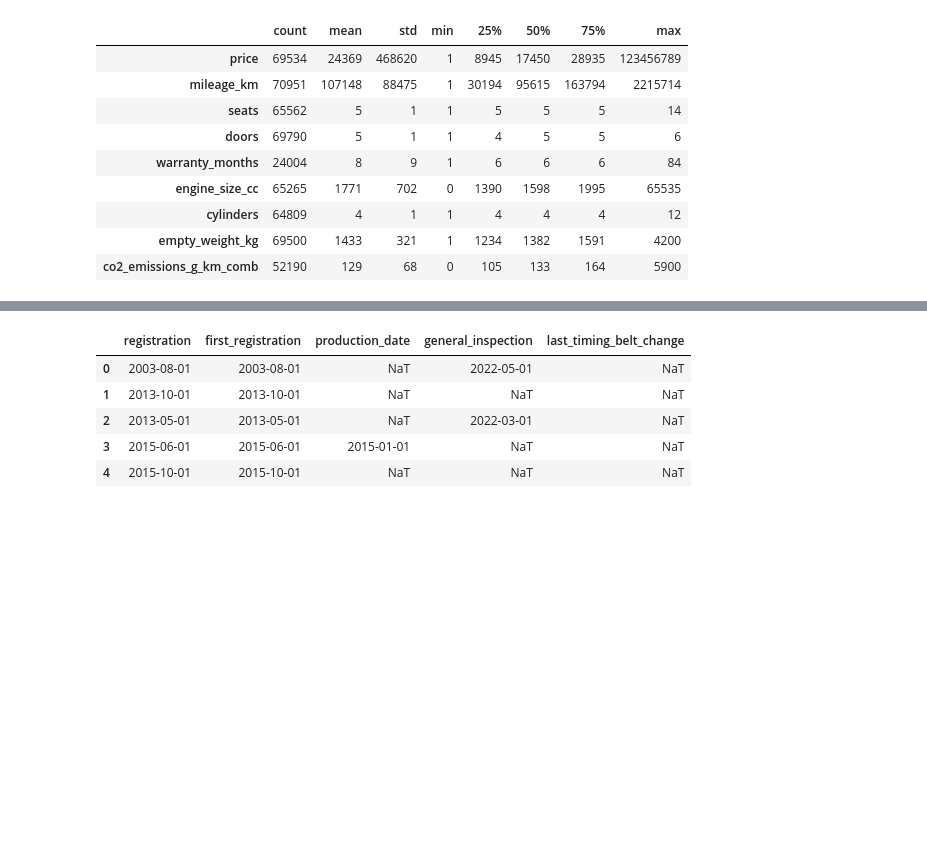
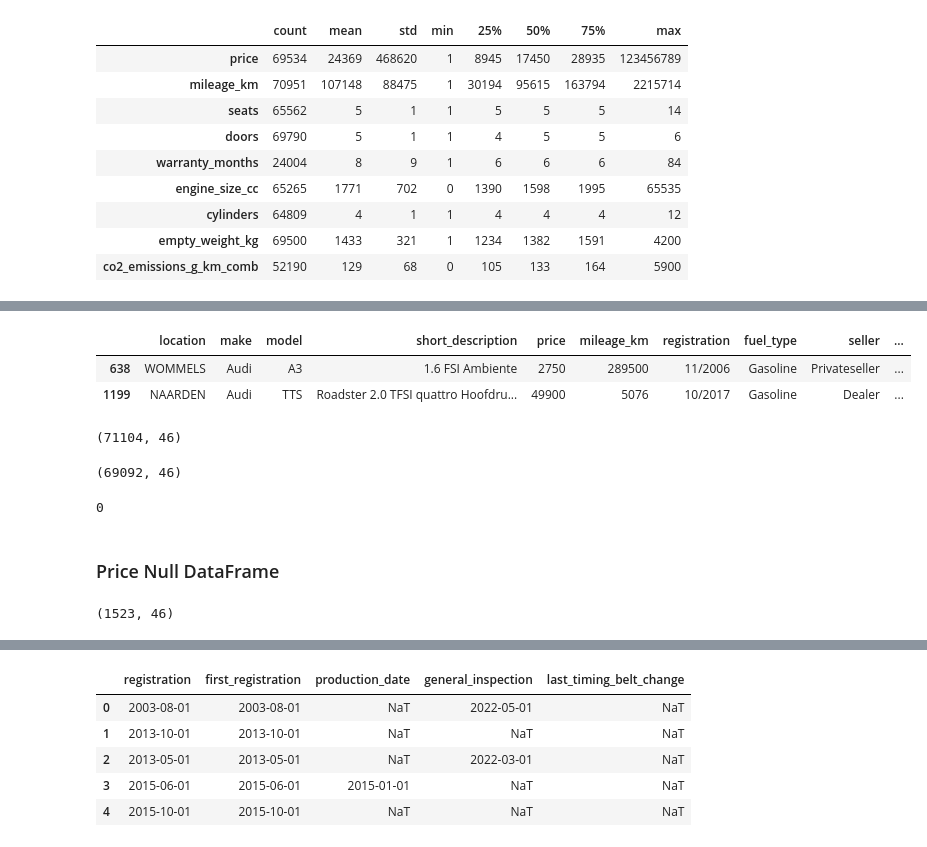
Before and after one commit to abdullahcayde/Auto_Scout_Project, a Jupyter notebook: auto_02.ipynb, the cells around one changed output, grey strips where cells are left out. Cells and saved outputs as stored; diff of their text form; code cells hidden in the pictures; blank space fills up the shorter version.

```diff
--- a/auto_02.ipynb
+++ b/auto_02.ipynb
@@ -182,0 +170,29 @@ df.head(2)
+# %%
+df.loc[df.duplicated(), :].head(2)
+# %% [output]
+|  | location | make | model | short_description | price | mileage_km | registration | fuel_type | seller | ... |
+| 638 | WOMMELS | Audi | A3 | 1.6 FSI Ambiente | 2750 | 289500 | 11/2006 | Gasoline | Privateseller | ... |
+| 1199 | NAARDEN | Audi | TTS | Roadster 2.0 TFSI quattro Hoofdru... | 49900 | 5076 | 10/2017 | Gasoline | Dealer | ... |
+# %%
+print(df.shape)
+df.drop_duplicates(inplace= True)
+# %% [output]
+(71104, 46)
+# %%
+df.shape
+# %% [output]
+(69092, 46)
+# %%
+df.duplicated().sum()
+# %% [output]
+0
+# %% [markdown]
+### Price Null DataFrame
+# %%
+# Find the rows which have no price
+
+price_null_tf = (df['price'].isnull())
+price_null = (df[price_null_tf])
+price_null.shape
+# %% [output]
+(1523, 46)
```
Also changed, not shown: parts of 31 cells of this notebook, 1 other file.
